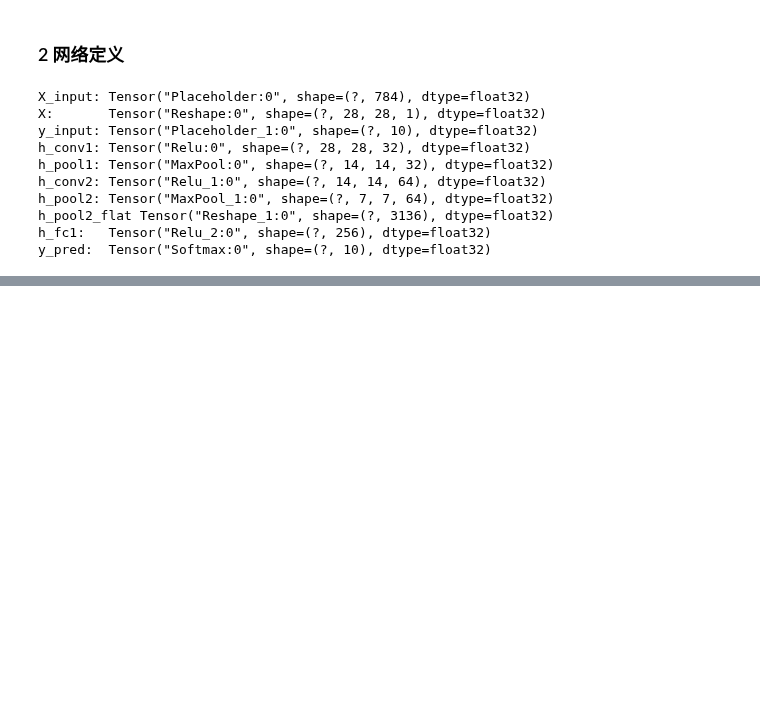
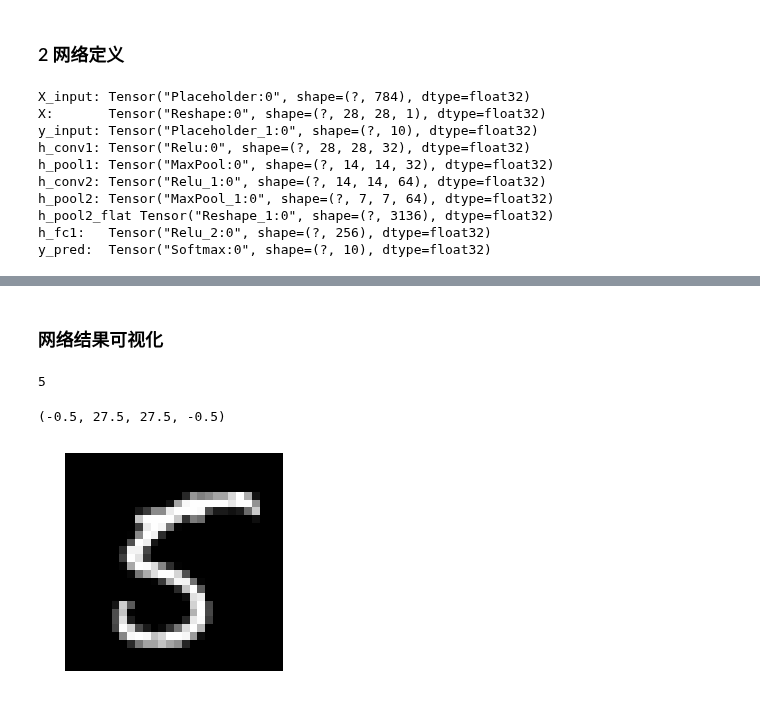
Before and after one commit to chenshiyang/Tensorflow-Projects, a Jupyter notebook: project01/CNN-for-MNIST.ipynb, the cells around one changed output, grey strips where cells are left out. Saved outputs shown, nothing was run; the diff lists cells and outputs as text; code cells hidden in the pictures; blank space fills up the shorter version.

Commit message:
CNN-forMNIST

```diff
--- a/project01/CNN-for-MNIST.ipynb
+++ b/project01/CNN-for-MNIST.ipynb
@@ -118,0 +187,14 @@ y_pred:  Tensor("Softmax:0", shape=(?, 10), dtype=float32)
+# %% [markdown]
+### 网络结果可视化
+# %%
+# 先随便找张图片看一下
+img5 = mnist.train.images[5]
+label5 = mnist.train.labels[5]
+print(np.argmax(label5))
+img5 = img5.reshape([28, 28])
+plt.imshow(img5, cmap='gray')
+plt.axis("off")
+# %% [output]
+5
+(-0.5, 27.5, 27.5, -0.5)
+[figure, added]
```
Also changed, not shown: parts of 6 cells of this notebook, 1 other file.
